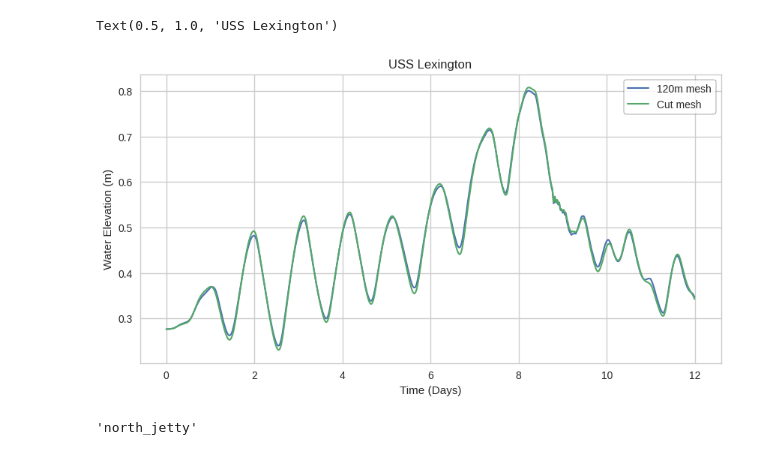
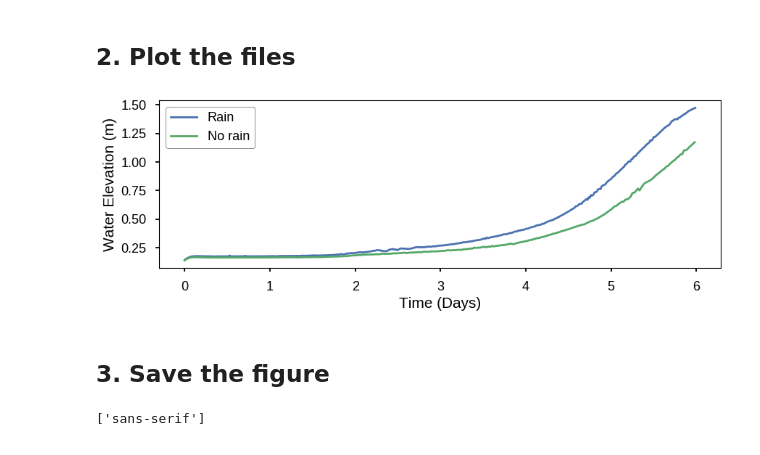
Before and after one commit to namo626/chg, a Jupyter notebook: compare-61.ipynb, the cells around one changed output. Cells and saved outputs as stored; diff of their text form; code cells hidden in the pictures.

```diff
--- a/compare-61.ipynb
+++ b/compare-61.ipynb
@@ -73,18 +122,43 @@ t4,e4 = getStation(file4, st, skip, 2.)
+# %% [markdown]
+## 2. Plot the files
 # %%
-plt.style.use('seaborn-whitegrid')
-plt.rcParams['lines.linewidth'] = 1.5
+plt.style.use('seaborn-talk')
+plt.rcParams['lines.linewidth'] = 2
+plt.rcParams['figure.figsize'] = [10, 3]
+
 f = plt.figure()
-plt.plot(t1, e1, label='120m mesh')
-plt.plot(t2, e2, label='Cut mesh')
-#plt.plot(t3, e3, label='2008 mesh (no advection)')
-#plt.plot(t4, e4, linestyle='--', label='120m mesh + SWAN')
-#plt.plot(t4, e4, linestyle='--', color='darkorange', label='Gauge data')
 
-plt.xlabel('Time (Days)')
-plt.ylabel('Water Elevation (m)')
+''' Cut mesh'''
+# #plt.plot(t1, e1, label='120m mesh')
+# plt.plot(t2, e2, label='Cut mesh')
+# plt.plot(t3, e3, label='2008 mesh (no advection)')
+# #plt.plot(t4, e4, linestyle='--', label='120m mesh + SWAN')
+# #plt.plot(t4, e4, linestyle='--', color='darkorange', label='Gauge data')
+
+'''Neches'''
+plt.plot(t2, e2, label='Rain')
+plt.plot(t1, e1, label='No rain')
+
+
+''' Dolly on cut mesh'''
+#plt.plot(t1, e1, label='DG')
+
+''' Harvey'''
+# plt.plot(t1, e1, label='Cut mesh')
+# plt.plot(t2, e2, label='120m mesh')
+
+plt.xlabel('Time (Days)', fontsize=15)
+plt.ylabel('Water Elevation (m)', fontsize=15)
 plt.legend(frameon=True, edgecolor="black")
-plt.title(gauges[st][1])
+#plt.title(gauges[st][1])
+plt.xticks(fontsize=13)
+plt.yticks(fontsize=13)
+
+
+
+plt.show()
 # %% [output]
-Text(0.5, 1.0, 'USS Lexington')
-[figure, old version]
+[figure, new version]
+# %% [markdown]
+## 3. Save the figure
 # %%
@@ -92,4 +166,0 @@ f.savefig('lamarque_pump.png', dpi=300)
-# %%
-gauges[52]
-# %% [output]
-'north_jetty'
@@ -97,0 +167,6 @@ plt.rcParams.update(plt.rcParamsDefault)
+# %%
+plt.rcParams["font.family"]
+plt.rc('font',**{'family':'sans-serif','sans-serif':['Liberation Sans']})
+plt.rcParams["font.family"]
+# %% [output]
+['sans-serif']
```
Also changed, not shown: parts of 9 cells of this notebook.
